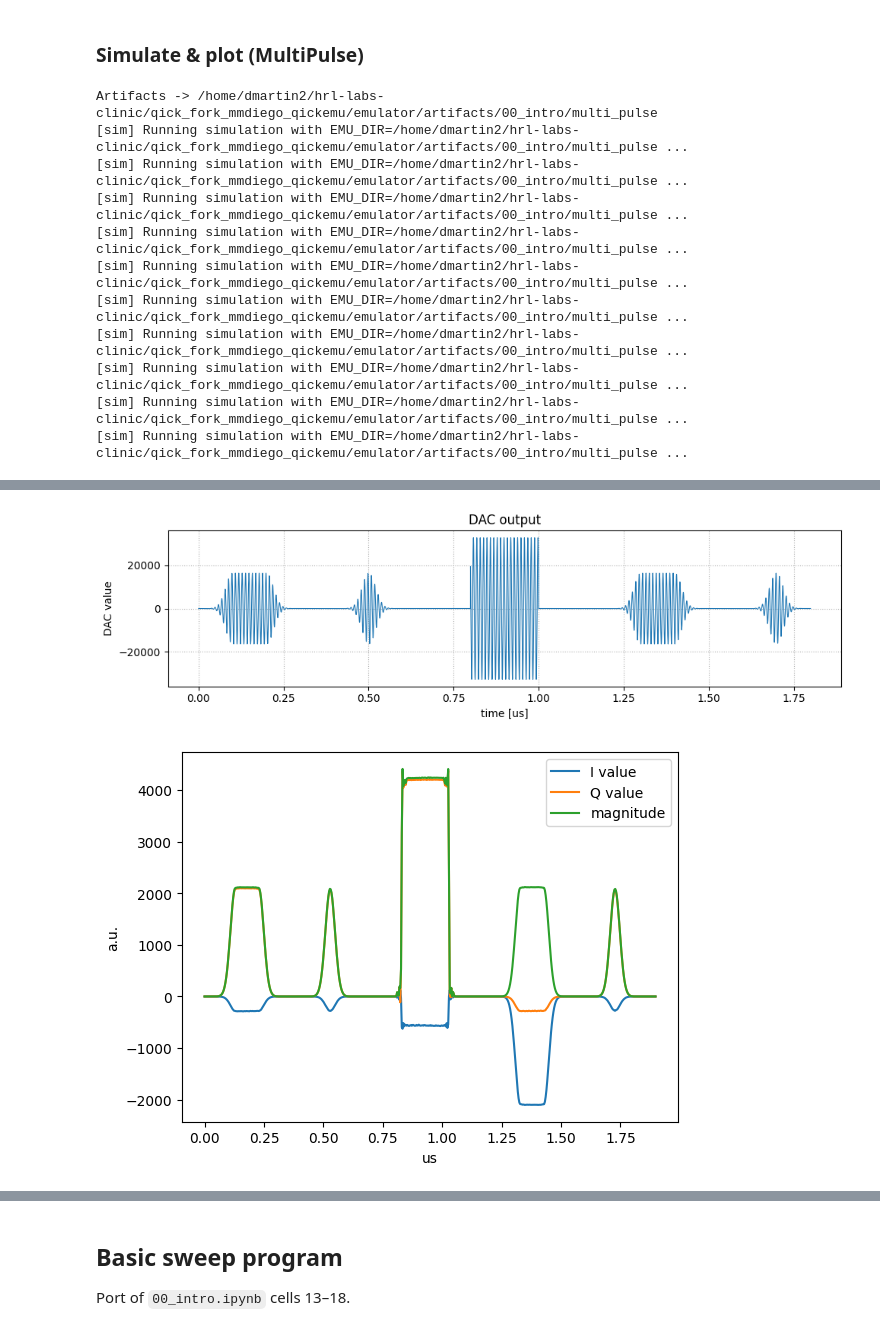
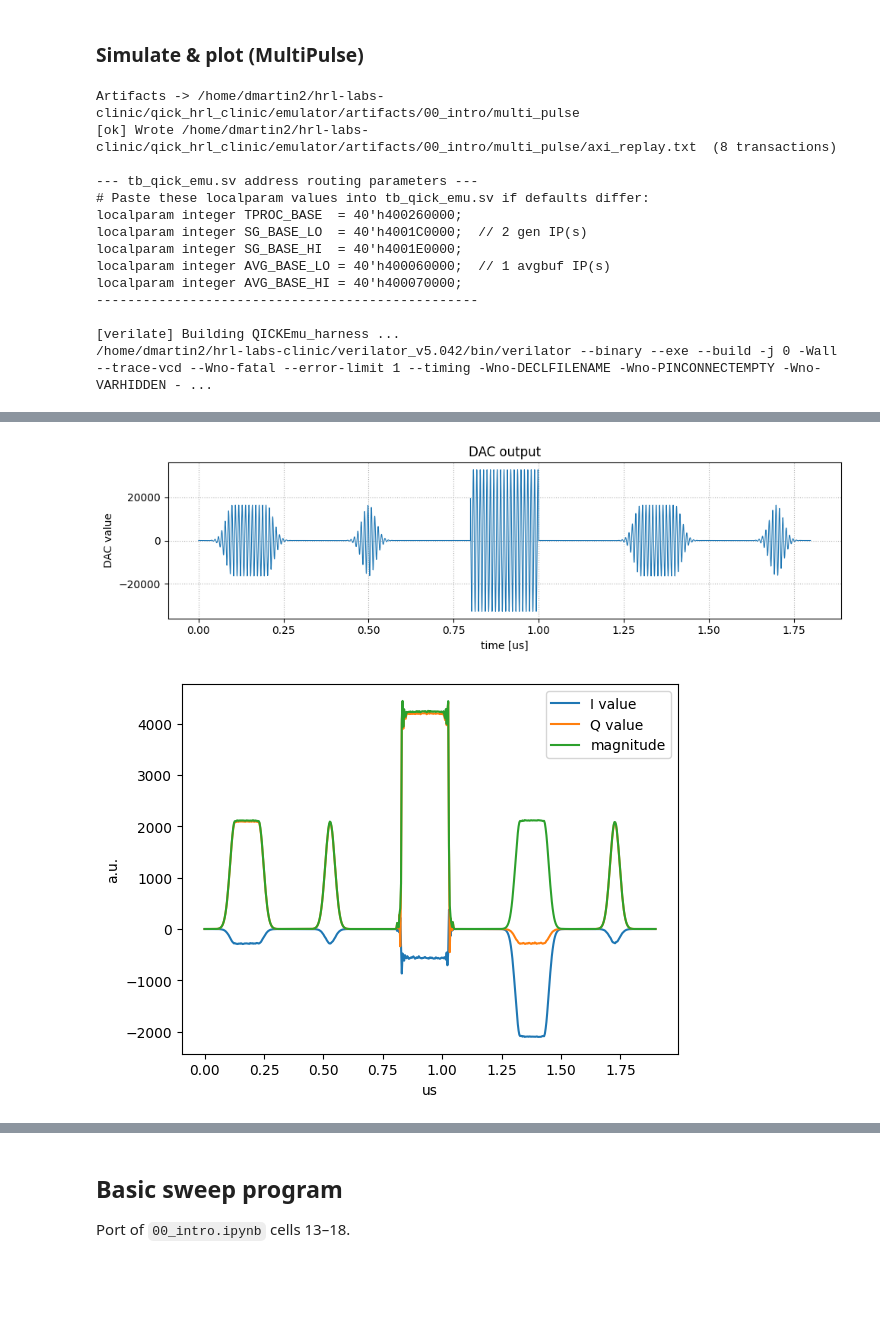
Before and after one commit to openquantumhardware/qick, a Jupyter notebook: emulator/notebooks/00_intro_emu.ipynb, the cells around one changed output, grey strips where cells are left out. Saved outputs shown, nothing was run; the diff lists cells and outputs as text; code cells hidden in the pictures; blank space fills up the shorter version.

```diff
--- a/emulator/notebooks/00_intro_emu.ipynb
+++ b/emulator/notebooks/00_intro_emu.ipynb
@@ -167,11 +168,11 @@ prog = MultiPulseProgram(soccfg, reps=1, final_delay=0.5, cfg=config)
 OUT = ARTIFACTS_ROOT / 'multi_pulse'
 OUT.mkdir(parents=True, exist_ok=True)
 
-soc = soc.prepare_emu(memdir=OUT, trace=False)
+soc = soc.prepare_emu(memdir=OUT, trace=False, verbose=True)
 print(f'Artifacts -> {OUT}')
 
 # Original API call; emulator/hardware dispatch is handled inside acquire_decimated.
-iq_list = prog.acquire_decimated(soc, rounds=10)
+iq_list = prog.acquire_decimated(soc, rounds=1)
 t = prog.get_time_axis(ro_index=0)
 
 ## Plot DAC waveform
@@ -184,14 +185,17 @@ plt.legend()
 plt.ylabel("a.u.")
 plt.xlabel("us");
 # %% [output]
-Artifacts -> /home/dmartin2/hrl-labs-clinic/qick_fork_mmdiego_qickemu/emulator/artifacts/00_intro/multi_pulse
-[sim] Running simulation with EMU_DIR=/home/dmartin2/hrl-labs-clinic/qick_fork_mmdiego_qickemu/emulator/artifacts/00_intro/multi_pulse ...
-[sim] Running simulation with EMU_DIR=/home/dmartin2/hrl-labs-clinic/qick_fork_mmdiego_qickemu/emulator/artifacts/00_intro/multi_pulse ...
-[sim] Running simulation with EMU_DIR=/home/dmartin2/hrl-labs-clinic/qick_fork_mmdiego_qickemu/emulator/artifacts/00_intro/multi_pulse ...
-[sim] Running simulation with EMU_DIR=/home/dmartin2/hrl-labs-clinic/qick_fork_mmdiego_qickemu/emulator/artifacts/00_intro/multi_pulse ...
-[sim] Running simulation with EMU_DIR=/home/dmartin2/hrl-labs-clinic/qick_fork_mmdiego_qickemu/emulator/artifacts/00_intro/multi_pulse ...
-[sim] Running simulation with EMU_DIR=/home/dmartin2/hrl-labs-clinic/qick_fork_mmdiego_qickemu/emulator/artifacts/00_intro/multi_pulse ...
-[sim] Running simulation with EMU_DIR=/home/dmartin2/hrl-labs-clinic/qick_fork_mmdiego_qickemu/emulator/artifacts/00_intro/multi_pulse ...
-[sim] Running simulation with EMU_DIR=/home/dmartin2/hrl-labs-clinic/qick_fork_mmdiego_qickemu/emulator/artifacts/00_intro/multi_pulse ...
-[sim] Running simulation with EMU_DIR=/home/dmartin2/hrl-labs-clinic/qick_fork_mmdiego_qickemu/emulator/artifacts/00_intro/multi_pulse ...
-[sim] Running simulation with EMU_DIR=/home/dmartin2/hrl-labs-clinic/qick_fork_mmdiego_qickemu/emulator/artifacts/00_intro/multi_pulse ...
+Artifacts -> /home/dmartin2/hrl-labs-clinic/qick_hrl_clinic/emulator/artifacts/00_intro/multi_pulse
+[ok] Wrote /home/dmartin2/hrl-labs-clinic/qick_hrl_clinic/emulator/artifacts/00_intro/multi_pulse/axi_replay.txt  (8 transactions)
+
+--- tb_qick_emu.sv address routing parameters ---
+# Paste these localparam values into tb_qick_emu.sv if defaults differ:
+localparam integer TPROC_BASE  = 40'h400260000;
+localparam integer SG_BASE_LO  = 40'h4001C0000;  // 2 gen IP(s)
+localparam integer SG_BASE_HI  = 40'h4001E0000;
+localparam integer AVG_BASE_LO = 40'h400060000;  // 1 avgbuf IP(s)
+localparam integer AVG_BASE_HI = 40'h400070000;
+-------------------------------------------------
+
+[verilate] Building QICKEmu_harness ...
+/home/dmartin2/hrl-labs-clinic/verilator_v5.042/bin/verilator --binary --exe --build -j 0 -Wall --trace-vcd --Wno-fatal --error-limit 1 --timing -Wno-DECLFILENAME -Wno-PINCONNECTEMPTY -Wno-VARHIDDEN - ...
@@ -198,5 +236,5 @@ Artifacts -> /home/dmartin2/hrl-labs-clinic/qick_fork_mmdiego_qickemu/emulator/a
 [figure]
-[figure, old version]
+[figure, new version]
 # %%
 # print the program (ugly!)
 print(prog)
```
Also changed, not shown: parts of 33 cells of this notebook, 15 other files.
